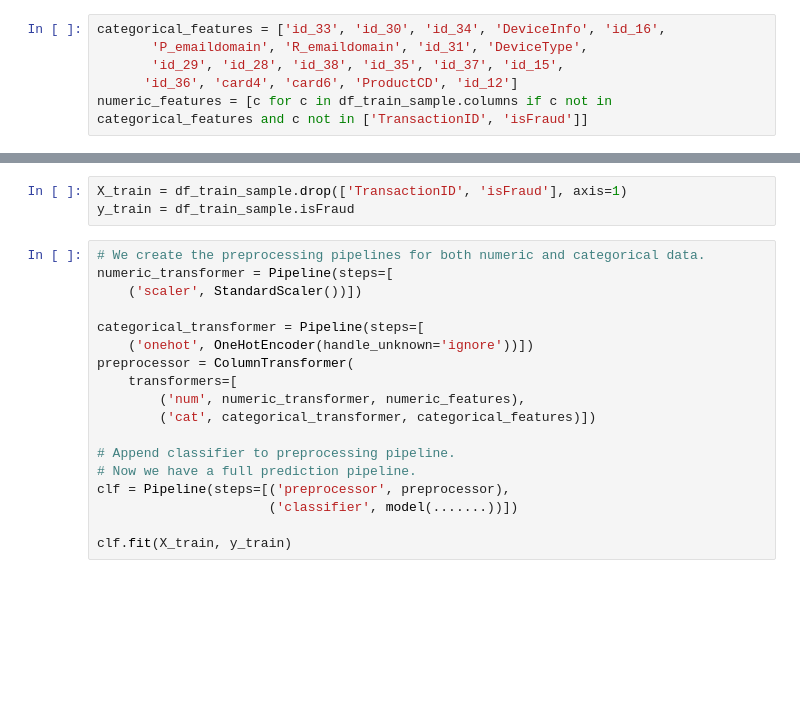
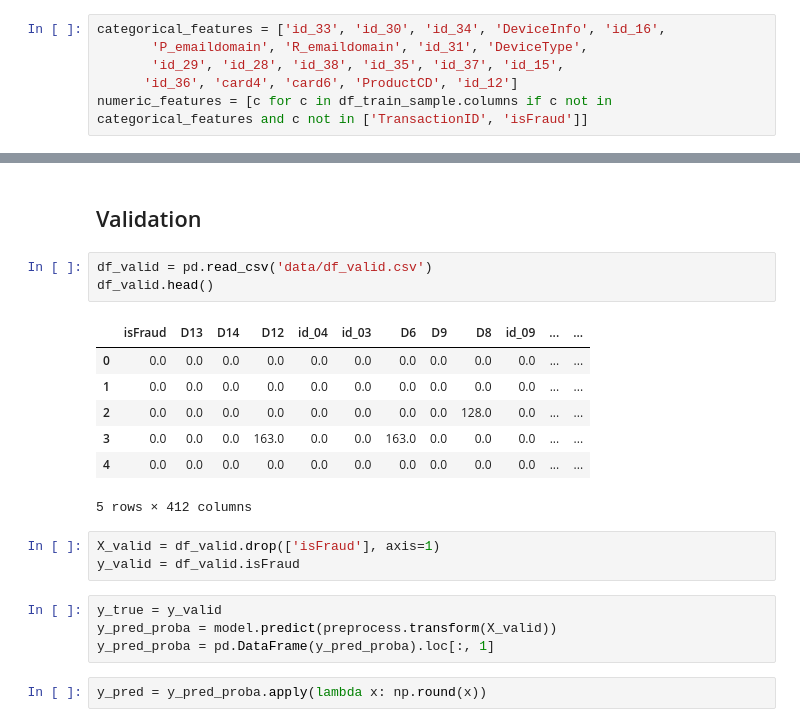
Before and after one commit to PrinceJavier/ieee_cis_fraud_detection, a Jupyter notebook: ieee_cis_fraud_detection.deep_learning.ipynb, the cells around one changed output, grey strips where cells are left out. Saved outputs shown, nothing was run; the diff lists cells and outputs as text; blank space fills up the shorter version.

```diff
--- a/ieee_cis_fraud_detection.deep_learning.ipynb
+++ b/ieee_cis_fraud_detection.deep_learning.ipynb
@@ -33,21 +155,22 @@ numeric_features = [c for c in df_train_sample.columns if c not in categorical_f
+# %% [markdown]
+## Validation
+# %%
+df_valid = pd.read_csv('data/df_valid.csv')
+df_valid.head()
+# %% [output]
+|  | isFraud | D13 | D14 | D12 | id_04 | id_03 | D6 | D9 | D8 | id_09 | ... | ... |
+| 0 | 0.0 | 0.0 | 0.0 | 0.0 | 0.0 | 0.0 | 0.0 | 0.0 | 0.0 | 0.0 | ... | ... |
+| 1 | 0.0 | 0.0 | 0.0 | 0.0 | 0.0 | 0.0 | 0.0 | 0.0 | 0.0 | 0.0 | ... | ... |
+| 2 | 0.0 | 0.0 | 0.0 | 0.0 | 0.0 | 0.0 | 0.0 | 0.0 | 128.0 | 0.0 | ... | ... |
+| 3 | 0.0 | 0.0 | 0.0 | 163.0 | 0.0 | 0.0 | 163.0 | 0.0 | 0.0 | 0.0 | ... | ... |
+| 4 | 0.0 | 0.0 | 0.0 | 0.0 | 0.0 | 0.0 | 0.0 | 0.0 | 0.0 | 0.0 | ... | ... |
+5 rows × 412 columns
 # %%
-X_train = df_train_sample.drop(['TransactionID', 'isFraud'], axis=1)
-y_train = df_train_sample.isFraud
+X_valid = df_valid.drop(['isFraud'], axis=1)
+y_valid = df_valid.isFraud
-# %%
-# We create the preprocessing pipelines for both numeric and categorical data.
-numeric_transformer = Pipeline(steps=[
-    ('scaler', StandardScaler())])
-
-categorical_transformer = Pipeline(steps=[
-    ('onehot', OneHotEncoder(handle_unknown='ignore'))])
-preprocessor = ColumnTransformer(
-    transformers=[
-        ('num', numeric_transformer, numeric_features),
-        ('cat', categorical_transformer, categorical_features)])
-
-# Append classifier to preprocessing pipeline.
-# Now we have a full prediction pipeline.
-clf = Pipeline(steps=[('preprocessor', preprocessor),
-                      ('classifier', model(.......))])
-
-clf.fit(X_train, y_train)
+# %%
+y_true = y_valid
+y_pred_proba = model.predict(preprocess.transform(X_valid))
+y_pred_proba = pd.DataFrame(y_pred_proba).loc[:, 1]
+# %%
+y_pred = y_pred_proba.apply(lambda x: np.round(x))
```
Also changed, not shown: parts of 34 cells of this notebook.
